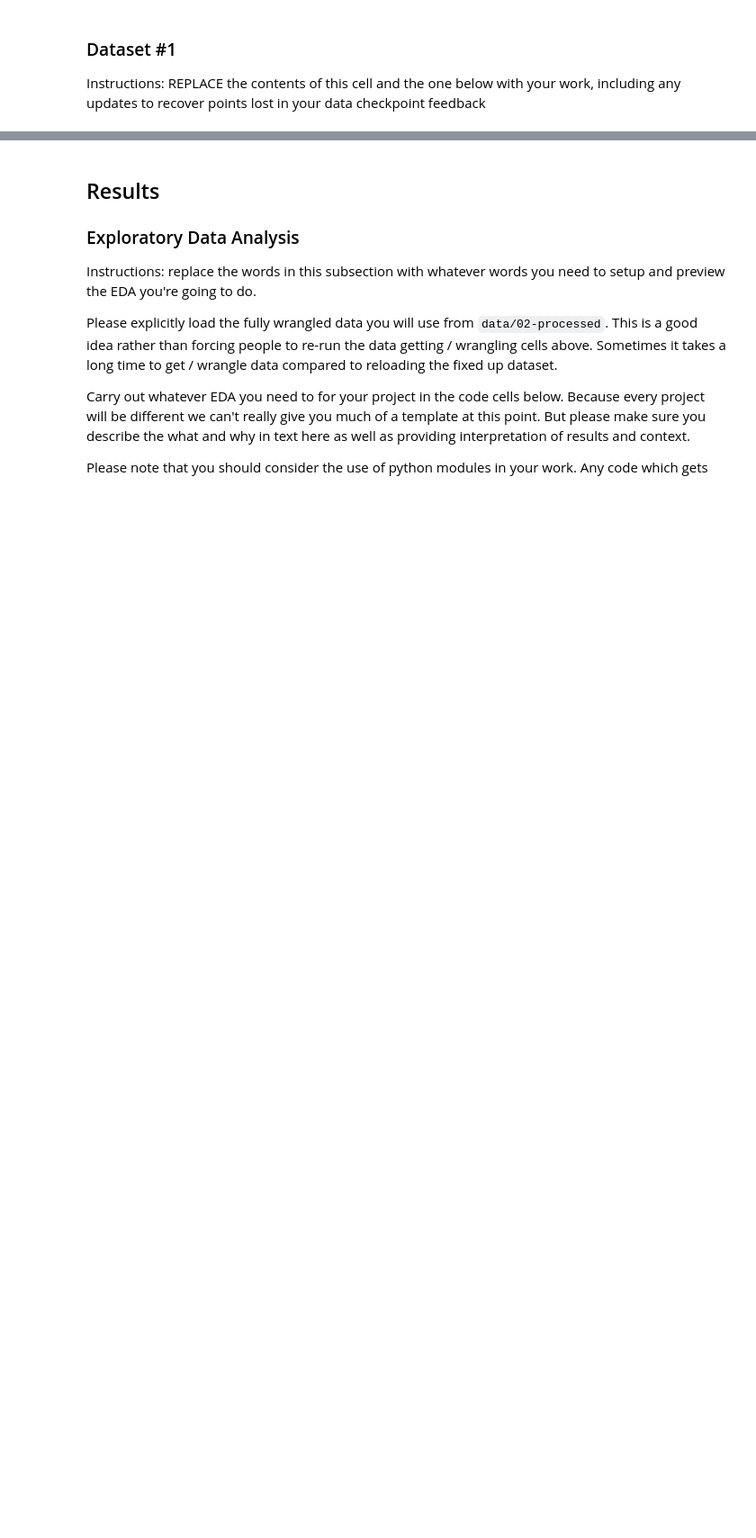
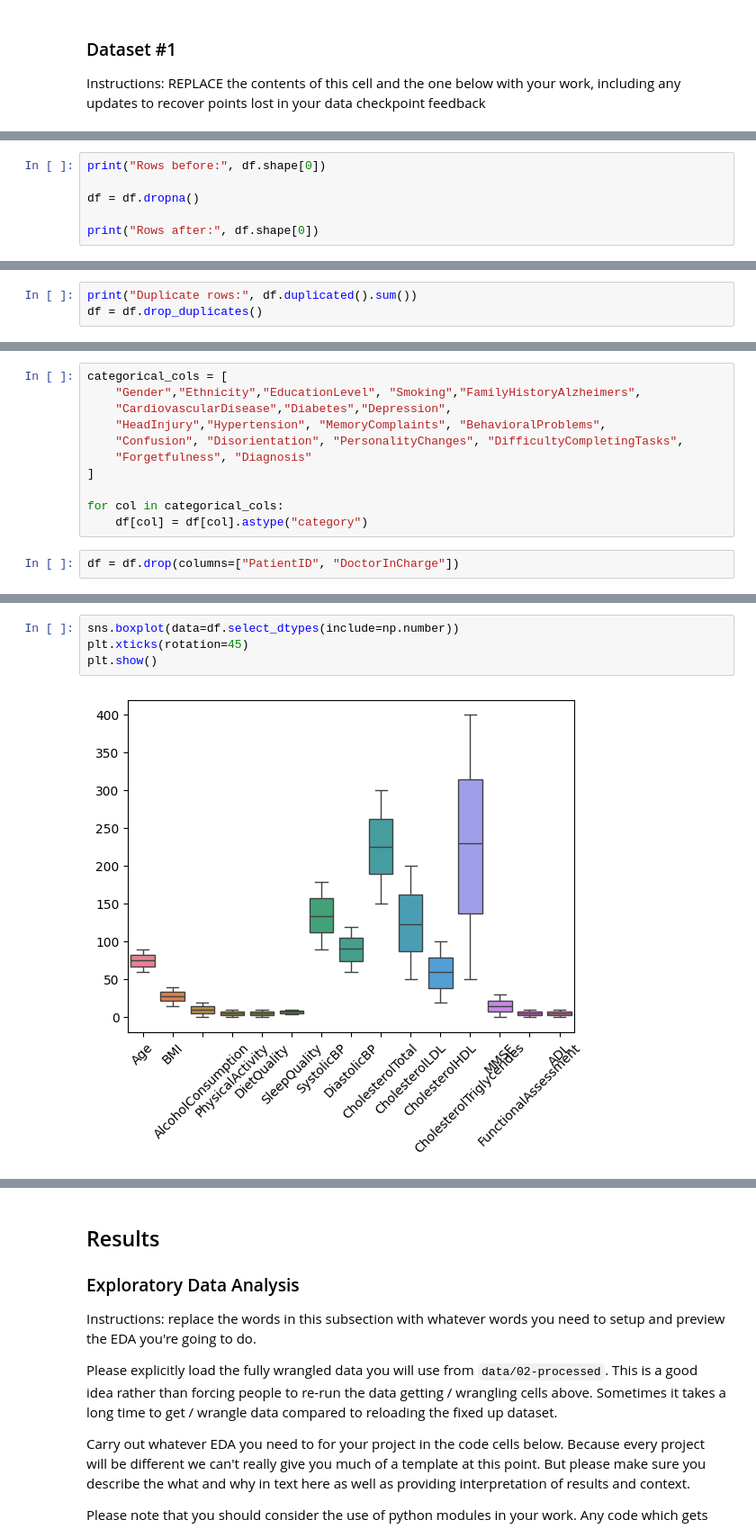
Before and after one commit to COGS108/Group056_WI26, a Jupyter notebook: 02-EDACheckpoint.ipynb, the cells around one changed output, grey strips where cells are left out. Shown at 90% size. Drawn from its saved outputs; the diff is of its cells as text; blank space fills up the shorter version.

```diff
--- a/02-EDACheckpoint.ipynb
+++ b/02-EDACheckpoint.ipynb
@@ -106,0 +190,6 @@ Instructions: REPLACE the contents of this cell and the one below with your work
+# %%
+print("Rows before:", df.shape[0])
+
+df = df.dropna()
+
+print("Rows after:", df.shape[0])
@@ -106,0 +199,3 @@ Instructions: REPLACE the contents of this cell and the one below with your work
+# %%
+print("Duplicate rows:", df.duplicated().sum())
+df = df.drop_duplicates()
@@ -106,0 +204,13 @@ Instructions: REPLACE the contents of this cell and the one below with your work
+# %%
+categorical_cols = [
+    "Gender","Ethnicity","EducationLevel", "Smoking","FamilyHistoryAlzheimers",
+    "CardiovascularDisease","Diabetes","Depression",
+    "HeadInjury","Hypertension", "MemoryComplaints", "BehavioralProblems",
+    "Confusion", "Disorientation", "PersonalityChanges", "DifficultyCompletingTasks",
+    "Forgetfulness", "Diagnosis"
+]
+
+for col in categorical_cols:
+    df[col] = df[col].astype("category")
+# %%
+df = df.drop(columns=["PatientID", "DoctorInCharge"])
@@ -106,0 +229,6 @@ Instructions: REPLACE the contents of this cell and the one below with your work
+# %%
+sns.boxplot(data=df.select_dtypes(include=np.number))
+plt.xticks(rotation=45)
+plt.show()
+# %% [output]
+[figure, added]
```
Also changed, not shown: parts of 14 cells of this notebook, 1 other file.
